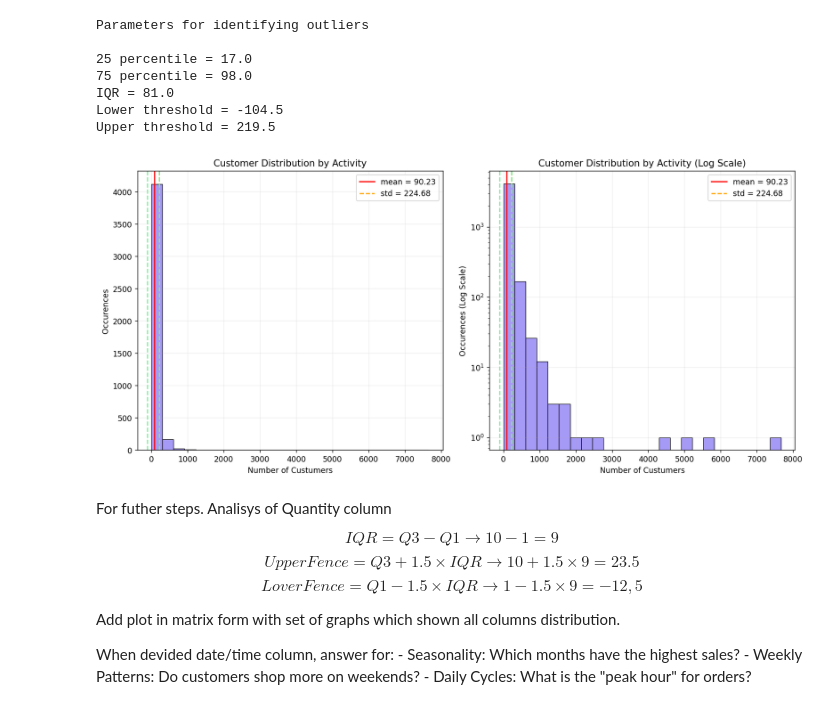
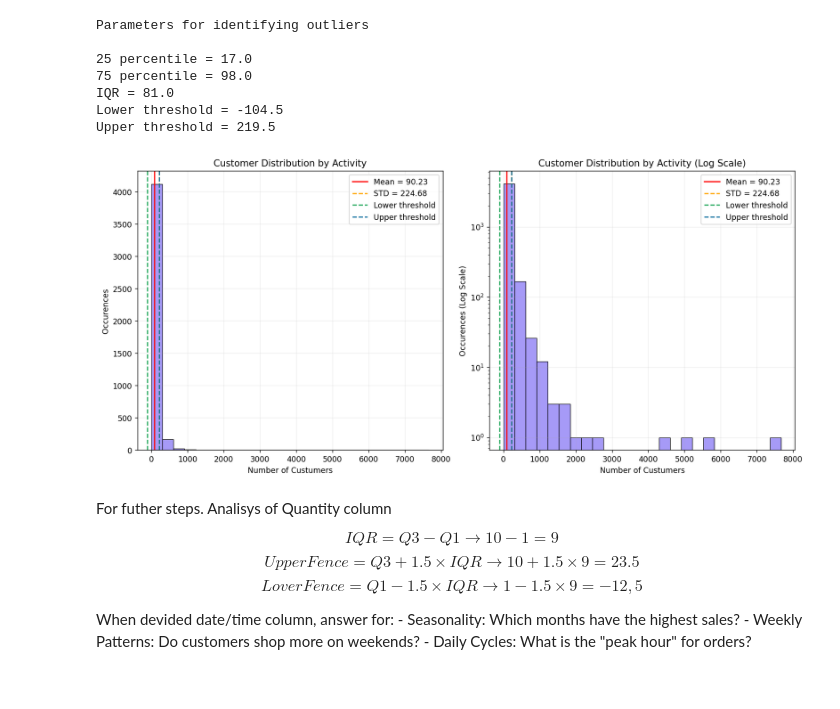
Before and after one commit to RV01011001/project_1-customer-segmentation, a Jupyter notebook: notebooks/03_exploratory_data_analysis.ipynb, the cells around one changed output. Saved outputs shown, nothing was run; the diff lists cells and outputs as text; code cells hidden in the pictures.

```diff
--- a/notebooks/03_exploratory_data_analysis.ipynb
+++ b/notebooks/03_exploratory_data_analysis.ipynb
@@ -178,39 +189,39 @@ Upper threshold = 219.5
 # %%
 fig, (ax1, ax2) = plt.subplots(1, 2, figsize = (13, 6), dpi = 125)
 
 #============ Plot 1 ==========
 sns.histplot(custumer_counts, bins = 25, ax = ax1, color = '#8978f5', edgecolor = 'black', linewidth = 0.7)
-ax1.axvline(customer_mean, color = 'red', label = f'mean = {customer_mean:.2f}')
-ax1.axvline(customer_std, color = 'orange', ls = '--', label = f'std = {customer_std:.2f}')
-ax1.axvline(customer_lower_threshold, color = '#78f098', ls = '--')
-ax1.axvline(customer_upper_threshold, color = '#78f098', ls = '--')
+ax1.axvline(customer_mean, color = 'red', label = f'Mean = {customer_mean:.2f}')
+ax1.axvline(customer_std, color = 'orange', ls = '--', label = f'STD = {customer_std:.2f}')
+ax1.axvline(customer_lower_threshold, color = '#1ea659', ls = '--', label = 'Lower threshold')
+ax1.axvline(customer_upper_threshold, color = '#0d6e9e', ls = '--', label = 'Upper threshold')
 
 ax1.set_title('Customer Distribution by Activity')
 ax1.set_xlabel('Number of Custumers')
 ax1.set_ylabel('Occurences')
 ax1.legend()
 ax1.grid(alpha = 0.2)
 
 #============ Plot 2 ==========
 sns.histplot(custumer_counts, bins = 25, ax = ax2, color = '#8978f5', edgecolor = 'black', linewidth = 0.7)
-ax2.axvline(customer_mean, color = 'red', label = f'mean = {customer_mean:.2f}')
-ax2.axvline(customer_std, color = 'orange', ls = '--', label = f'std = {customer_std:.2f}')
-ax2.axvline(customer_lower_threshold, color = '#78f098', ls = '--')
-ax2.axvline(customer_upper_threshold, color = '#78f098', ls = '--')
+ax2.axvline(customer_mean, color = 'red', label = f'Mean = {customer_mean:.2f}')
+ax2.axvline(customer_std, color = 'orange', ls = '--', label = f'STD = {customer_std:.2f}')
+ax2.axvline(customer_lower_threshold, color = '#1ea659', ls = '--', label = 'Lower threshold')
+ax2.axvline(customer_upper_threshold, color = '#0d6e9e', ls = '--', label = 'Upper threshold')
 
 ax2.set_yscale('log')
 
 ax2.set_title('Customer Distribution by Activity (Log Scale)')
 ax2.set_xlabel('Number of Custumers')
 ax2.set_ylabel('Occurences (Log Scale)')
 ax2.legend()
 ax2.grid(alpha = 0.2)
 
 
 plt.tight_layout() # Prevents labels from overlapping
 plt.show()
 # %% [output]
-[figure, old version]
+[figure, new version]
 # %% [markdown]
 For futher steps. Analisys of Quantity column
 
@@ -218,8 +229,6 @@ $$IQR = Q3 - Q1 \rightarrow 10 - 1 = 9$$
 $$Upper Fence = Q3 + 1.5 \times IQR \rightarrow 10 + 1.5 \times 9 = 23.5$$
 $$Lover Fence = Q1 - 1.5 \times IQR \rightarrow 1 - 1.5 \times 9 = -12,5$$
 
-Add plot in matrix form with set of graphs which shown all columns distribution.
-
 When devided date/time column, answer for:
     - Seasonality: Which months have the highest sales?
     - Weekly Patterns: Do customers shop more on weekends?
```
Also changed, not shown: parts of 8 cells of this notebook, 1 other file.
